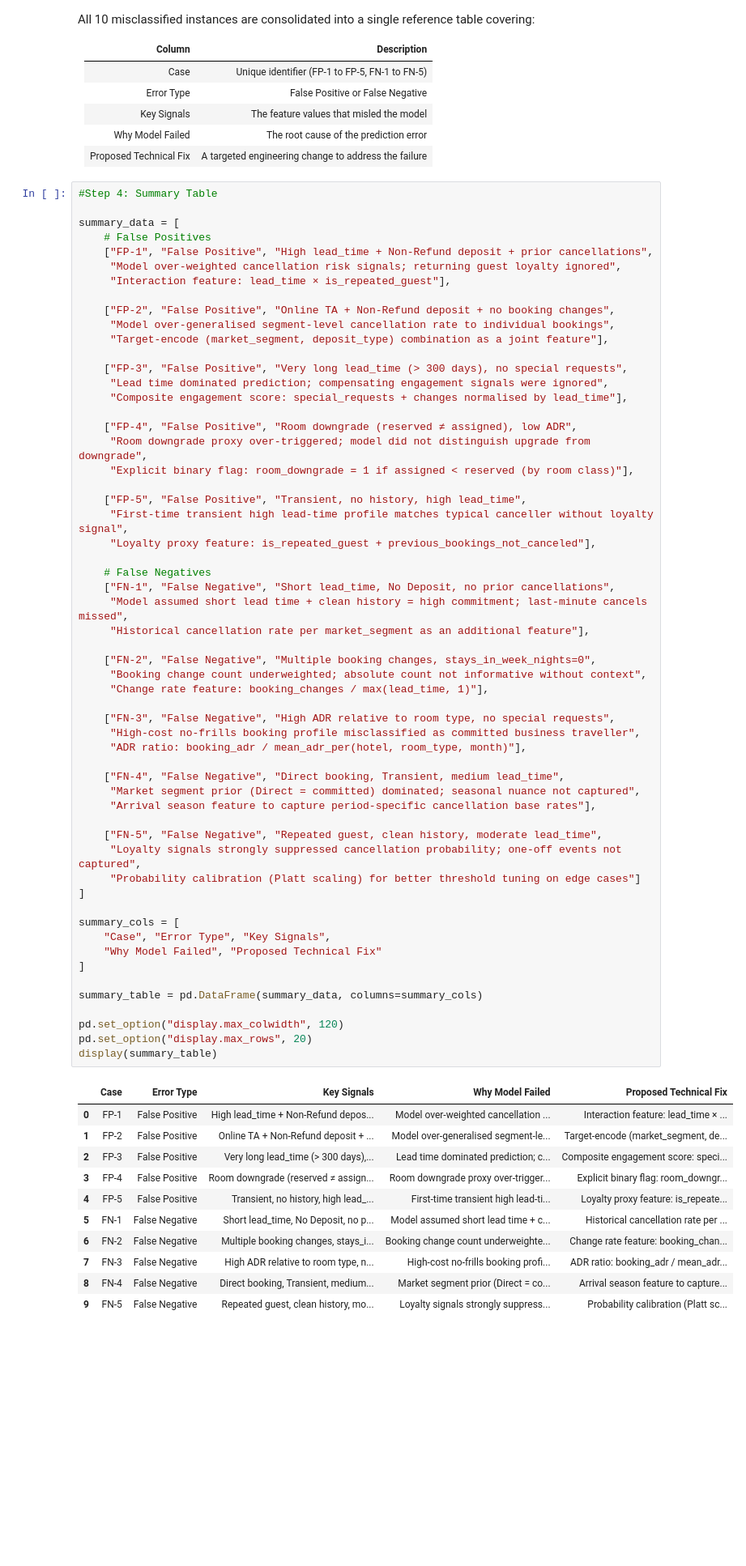
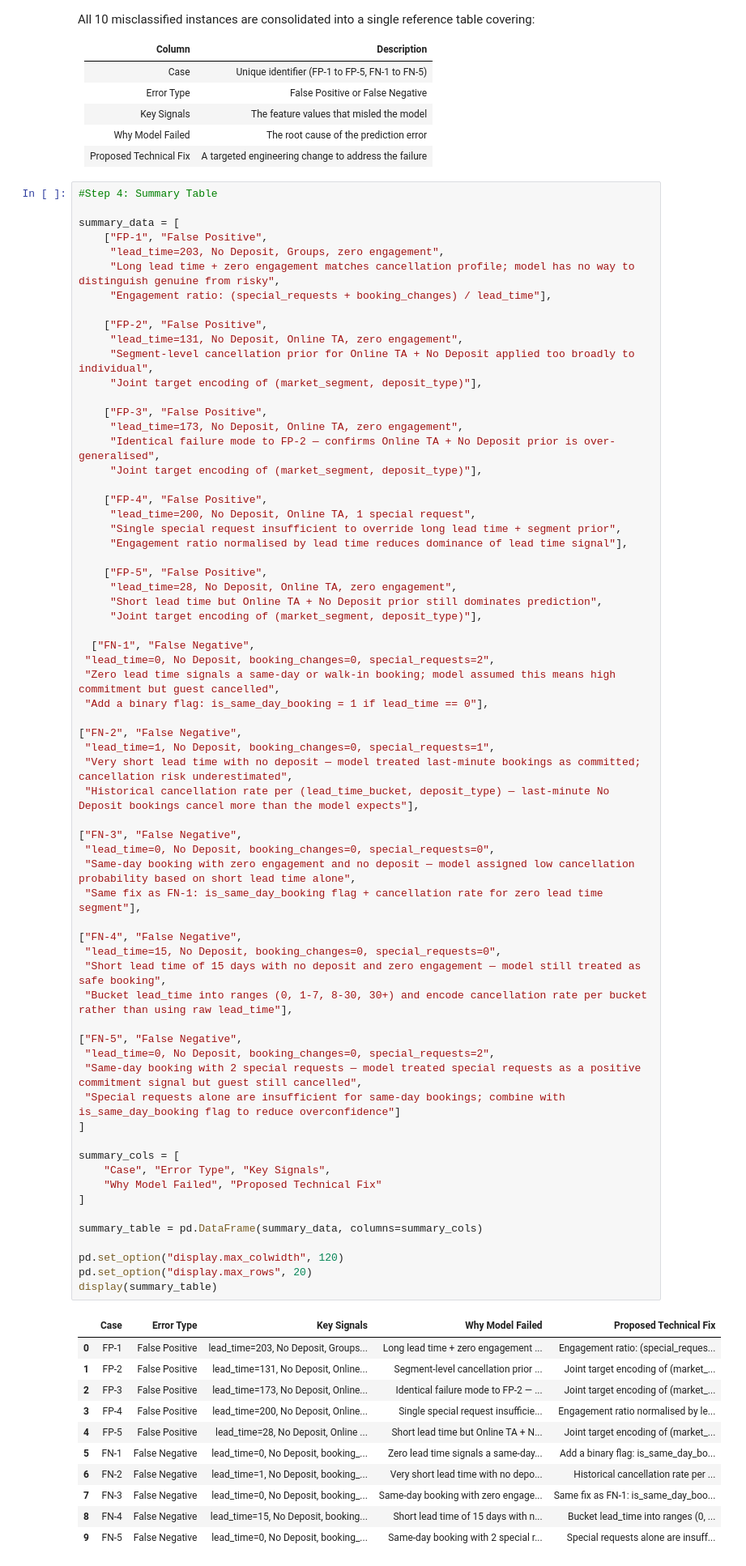
Before and after one commit to YWY2002/INF2008-Hotel-Cancellation-Prediction-Model, a Jupyter notebook: CRISPDM_INF2008_assignment02.ipynb, the cells around one changed output. Shown at 81% size. Cells and saved outputs as stored; diff of their text form; blank space fills up the shorter version.

```diff
--- a/CRISPDM_INF2008_assignment02.ipynb
+++ b/CRISPDM_INF2008_assignment02.ipynb
@@ -1280,72 +1296,80 @@ All 10 misclassified instances are consolidated into a single reference table co
 # %%
 #Step 4: Summary Table
 
 summary_data = [
-    # False Positives
-    ["FP-1", "False Positive", "High lead_time + Non-Refund deposit + prior cancellations",
-     "Model over-weighted cancellation risk signals; returning guest loyalty ignored",
-     "Interaction feature: lead_time × is_repeated_guest"],
+    ["FP-1", "False Positive",
+     "lead_time=203, No Deposit, Groups, zero engagement",
+     "Long lead time + zero engagement matches cancellation profile; model has no way to distinguish genuine from risky",
+     "Engagement ratio: (special_requests + booking_changes) / lead_time"],
 
-    ["FP-2", "False Positive", "Online TA + Non-Refund deposit + no booking changes",
-     "Model over-generalised segment-level cancellation rate to individual bookings",
-     "Target-encode (market_segment, deposit_type) combination as a joint feature"],
+    ["FP-2", "False Positive",
+     "lead_time=131, No Deposit, Online TA, zero engagement",
+     "Segment-level cancellation prior for Online TA + No Deposit applied too broadly to individual",
+     "Joint target encoding of (market_segment, deposit_type)"],
 
-    ["FP-3", "False Positive", "Very long lead_time (> 300 days), no special requests",
-     "Lead time dominated prediction; compensating engagement signals were ignored",
-     "Composite engagement score: special_requests + changes normalised by lead_time"],
+    ["FP-3", "False Positive",
+     "lead_time=173, No Deposit, Online TA, zero engagement",
+     "Identical failure mode to FP-2 — confirms Online TA + No Deposit prior is over-generalised",
+     "Joint target encoding of (market_segment, deposit_type)"],
 
-    ["FP-4", "False Positive", "Room downgrade (reserved ≠ assigned), low ADR",
-     "Room downgrade proxy over-triggered; model did not distinguish upgrade from downgrade",
-     "Explicit binary flag: room_downgrade = 1 if assigned < reserved (by room class)"],
+    ["FP-4", "False Positive",
+     "lead_time=200, No Deposit, Online TA, 1 special request",
+     "Single special request insufficient to override long lead time + segment prior",
+     "Engagement ratio normalised by lead time reduces dominance of lead time signal"],
 
-    ["FP-5", "False Positive", "Transient, no history, high lead_time",
-     "First-time transient high lead-time profile matches typical canceller without loyalty signal",
-     "Loyalty proxy feature: is_repeated_guest + previous_bookings_not_canceled"],
+    ["FP-5", "False Positive",
+     "lead_time=28, No Deposit, Online TA, zero engagement",
+     "Short lead time but Online TA + No Deposit prior still dominates prediction",
+     "Joint target encoding of (market_segment, deposit_type)"],
 
-    # False Negatives
-    ["FN-1", "False Negative", "Short lead_time, No Deposit, no prior cancellations",
-     "Model assumed short lead time + clean history = high commitment; last-minute cancels missed",
-     "Historical cancellation rate per market_segment as an additional feature"],
+  ["FN-1", "False Negative",
+ "lead_time=0, No Deposit, booking_changes=0, special_requests=2",
+ "Zero lead time signals a same-day or walk-in booking; model assumed this means high commitment but guest cancelled",
+ "Add a binary flag: is_same_day_booking = 1 if lead_time == 0"],
 
-    ["FN-2", "False Negative", "Multiple booking changes, stays_in_week_nights=0",
-     "Booking change count underweighted; absolute count not informative without context",
-     "Change rate feature: booking_changes / max(lead_time, 1)"],
+["FN-2", "False Negative",
+ "lead_time=1, No Deposit, booking_changes=0, special_requests=1",
+ "Very short lead time with no deposit — model treated last-minute bookings as committed; cancellation risk underestimated",
+ "Historical cancellation rate per (lead_time_bucket, deposit_type) — last-minute No Deposit bookings cancel more than the model expects"],
 
-    ["FN-3", "False Negative", "High ADR relative to room type, no special requests",
-     "High-cost no-frills booking profile misclassified as committed business traveller",
-     "ADR ratio: booking_adr / mean_adr_per(hotel, room_type, month)"],
+["FN-3", "False Negative",
+ "lead_time=0, No Deposit, booking_changes=0, special_requests=0",
+ "Same-day booking with zero engagement and no deposit — model assigned low cancellation probability based on short lead time alone",
+ "Same fix as FN-1: is_same_day_booking flag + cancellation rate for zero lead time segment"],
 
-    ["FN-4", "False Negative", "Direct booking, Transient, medium lead_time",
-     "Market segment prior (Direct = committed) dominated; seasonal nuance not captured",
-     "Arrival season feature to capture period-specific cancellation base rates"],
+["FN-4", "False Negative",
+ "lead_time=15, No Deposit, booking_changes=0, special_requests=0",
+ "Short lead time of 15 days with no deposit and zero engagement — model still treated as safe booking",
+ "Bucket lead_time into ranges (0, 1-7, 8-30, 30+) and encode cancellation rate per bucket rather than using raw lead_time"],
 
-    ["FN-5", "False Negative", "Repeated guest, clean history, moderate lead_time",
-     "Loyalty signals strongly suppressed cancellation probability; one-off events not captured",
-     "Probability calibration (Platt scaling) for better threshold tuning on edge cases"]
+["FN-5", "False Negative",
+ "lead_time=0, No Deposit, booking_changes=0, special_requests=2",
+ "Same-day booking with 2 special requests — model treated special requests as a positive commitment signal but guest still cancelled",
+ "Special requests alone are insufficient for same-day bookings; combine with is_same_day_booking flag to reduce overconfidence"]
 ]
 
 summary_cols = [
     "Case", "Error Type", "Key Signals",
     "Why Model Failed", "Proposed Technical Fix"
 ]
 
 summary_table = pd.DataFrame(summary_data, columns=summary_cols)
 
 pd.set_option("display.max_colwidth", 120)
 pd.set_option("display.max_rows", 20)
 display(summary_table)
 # %% [output]
 |  | Case | Error Type | Key Signals | Why Model Failed | Proposed Technical Fix |
-| 0 | FP-1 | False Positive | High lead_time + Non-Refund depos... | Model over-weighted cancellation ... | Interaction feature: lead_time × ... |
-| 1 | FP-2 | False Positive | Online TA + Non-Refund deposit + ... | Model over-generalised segment-le... | Target-encode (market_segment, de... |
-| 2 | FP-3 | False Positive | Very long lead_time (> 300 days),... | Lead time dominated prediction; c... | Composite engagement score: speci... |
-| 3 | FP-4 | False Positive | Room downgrade (reserved ≠ assign... | Room downgrade proxy over-trigger... | Explicit binary flag: room_downgr... |
-| 4 | FP-5 | False Positive | Transient, no history, high lead_... | First-time transient high lead-ti... | Loyalty proxy feature: is_repeate... |
-| 5 | FN-1 | False Negative | Short lead_time, No Deposit, no p... | Model assumed short lead time + c... | Historical cancellation rate per ... |
-| 6 | FN-2 | False Negative | Multiple booking changes, stays_i... | Booking change count underweighte... | Change rate feature: booking_chan... |
-| 7 | FN-3 | False Negative | High ADR relative to room type, n... | High-cost no-frills booking profi... | ADR ratio: booking_adr / mean_adr... |
-| 8 | FN-4 | False Negative | Direct booking, Transient, medium... | Market segment prior (Direct = co... | Arrival season feature to capture... |
-| 9 | FN-5 | False Negative | Repeated guest, clean history, mo... | Loyalty signals strongly suppress... | Probability calibration (Platt sc... |
+| 0 | FP-1 | False Positive | lead_time=203, No Deposit, Groups... | Long lead time + zero engagement ... | Engagement ratio: (special_reques... |
+| 1 | FP-2 | False Positive | lead_time=131, No Deposit, Online... | Segment-level cancellation prior ... | Joint target encoding of (market_... |
+| 2 | FP-3 | False Positive | lead_time=173, No Deposit, Online... | Identical failure mode to FP-2 — ... | Joint target encoding of (market_... |
+| 3 | FP-4 | False Positive | lead_time=200, No Deposit, Online... | Single special request insufficie... | Engagement ratio normalised by le... |
+| 4 | FP-5 | False Positive | lead_time=28, No Deposit, Online ... | Short lead time but Online TA + N... | Joint target encoding of (market_... |
+| 5 | FN-1 | False Negative | lead_time=0, No Deposit, booking_... | Zero lead time signals a same-day... | Add a binary flag: is_same_day_bo... |
+| 6 | FN-2 | False Negative | lead_time=1, No Deposit, booking_... | Very short lead time with no depo... | Historical cancellation rate per ... |
+| 7 | FN-3 | False Negative | lead_time=0, No Deposit, booking_... | Same-day booking with zero engage... | Same fix as FN-1: is_same_day_boo... |
+| 8 | FN-4 | False Negative | lead_time=15, No Deposit, booking... | Short lead time of 15 days with n... | Bucket lead_time into ranges (0, ... |
+| 9 | FN-5 | False Negative | lead_time=0, No Deposit, booking_... | Same-day booking with 2 special r... | Special requests alone are insuff... |
 # %% [markdown]
 ### Step 5: Confidence Distribution of Misclassifications
 
```
Also changed, not shown: parts of 4 cells of this notebook.
